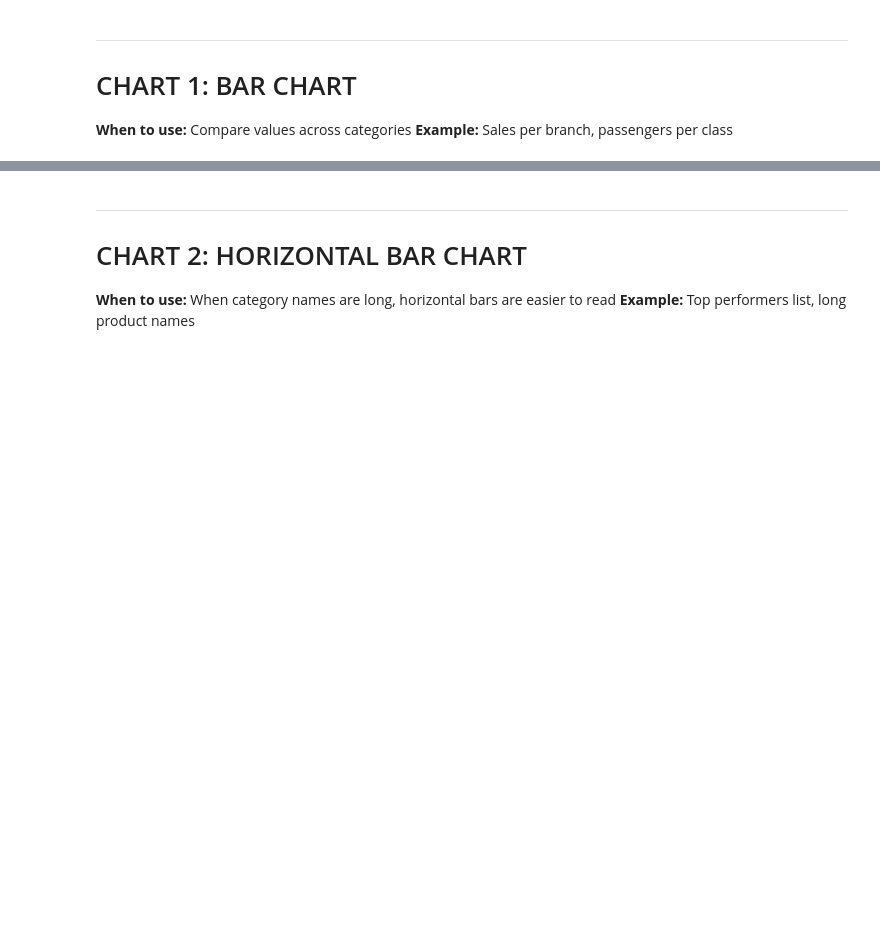
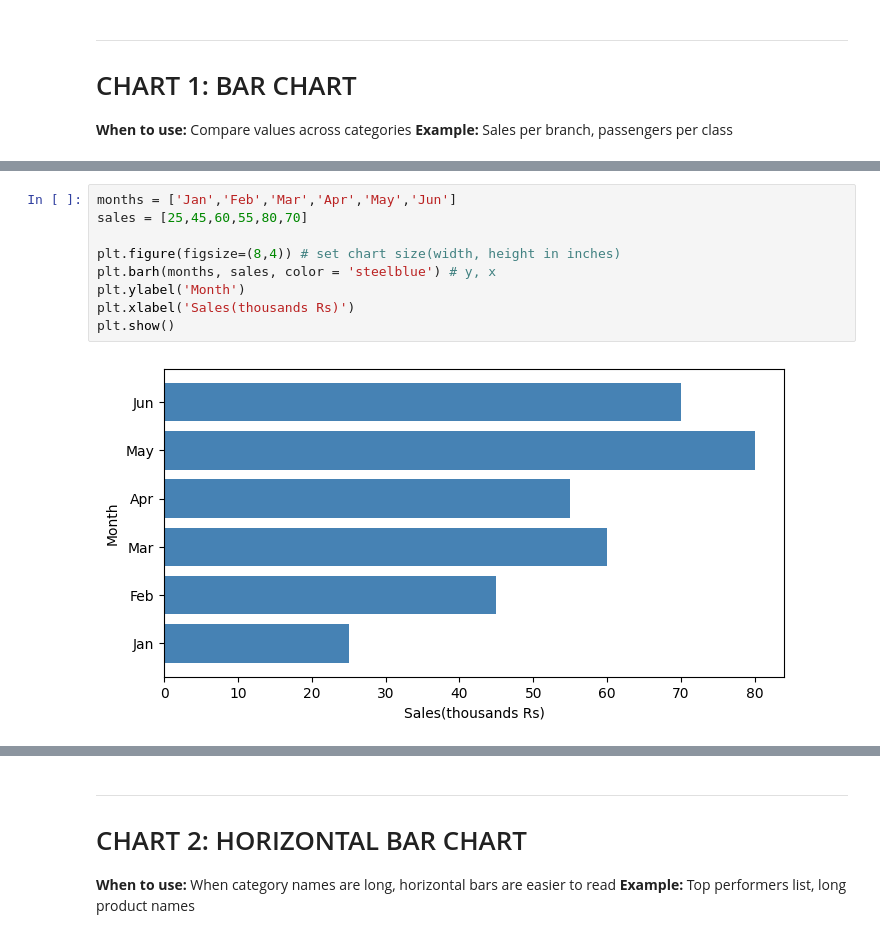
Before and after one commit to sauhar/Business-Data-Analytics, a Jupyter notebook: Python/matplotlib_basic.ipynb, the cells around one changed output, grey strips where cells are left out. Cells and saved outputs as stored; diff of their text form; blank space fills up the shorter version.

```diff
--- a/Python/matplotlib_basic.ipynb
+++ b/Python/matplotlib_basic.ipynb
@@ -67,3 +67,14 @@ plt.show()                                    # display the chart
+# %%
+months = ['Jan','Feb','Mar','Apr','May','Jun']
+sales = [25,45,60,55,80,70]
+
+plt.figure(figsize=(8,4)) # set chart size(width, height in inches)
+plt.barh(months, sales, color = 'steelblue') # y, x
+plt.ylabel('Month')
+plt.xlabel('Sales(thousands Rs)')
+plt.show()
+# %% [output]
+[figure, added]
 # %%
 # Bar chart with Titanic data — Passengers per class
 
```
Also changed, not shown: parts of 22 cells of this notebook, 11 other files.
